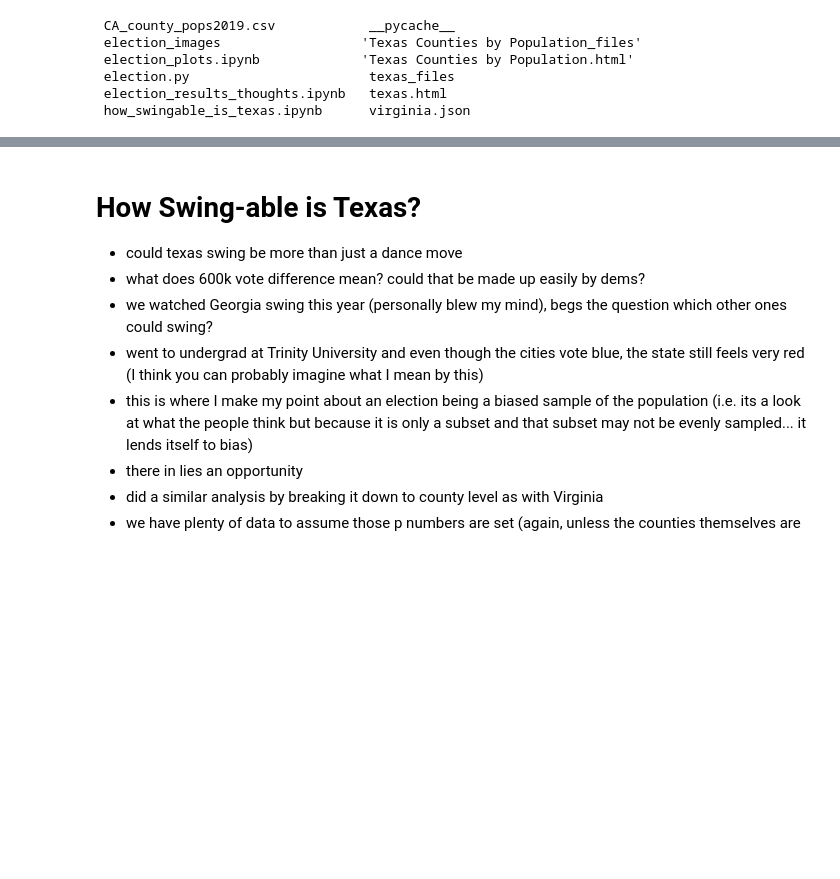
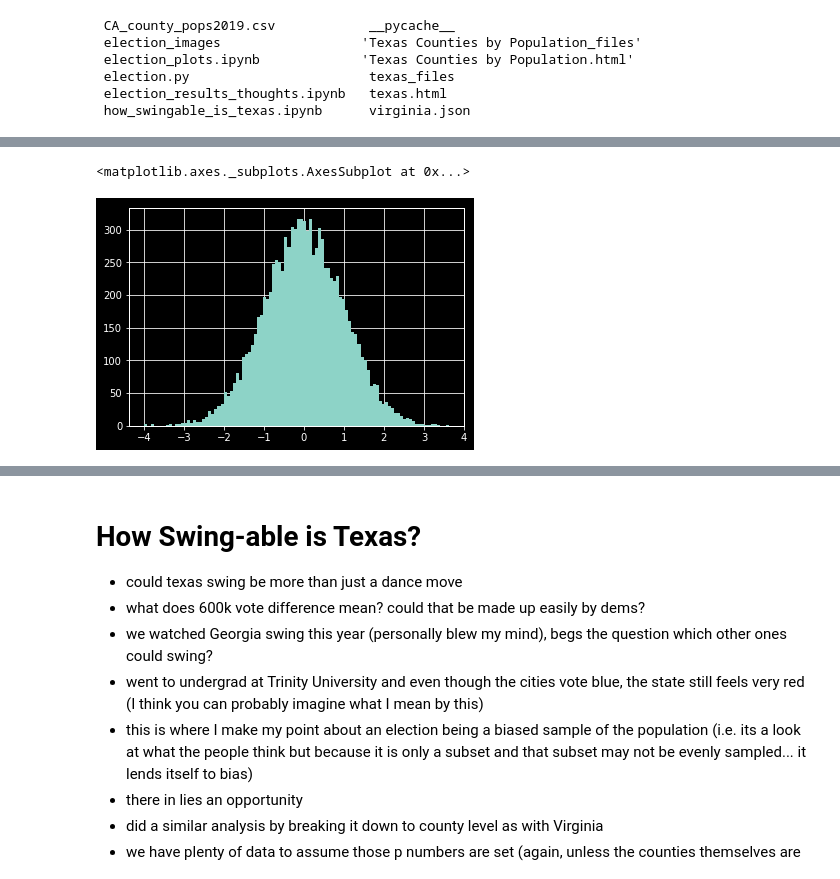
Before and after one commit to seanczak/torch_series_blog, a Jupyter notebook: nbs/election/how_swingable_is_texas.ipynb, the cells around one changed output, grey strips where cells are left out. Drawn from its saved outputs; the diff is of its cells as text; code cells hidden in the pictures; blank space fills up the shorter version.

```diff
--- a/nbs/election/how_swingable_is_texas.ipynb
+++ b/nbs/election/how_swingable_is_texas.ipynb
@@ -9,0 +33,5 @@
+# %%
+data.b.hist(bins=100)
+# %% [output]
+<matplotlib.axes._subplots.AxesSubplot at 0x...>
+[figure, added]
```
Also changed, not shown: parts of 6 cells of this notebook, 13 other files.
